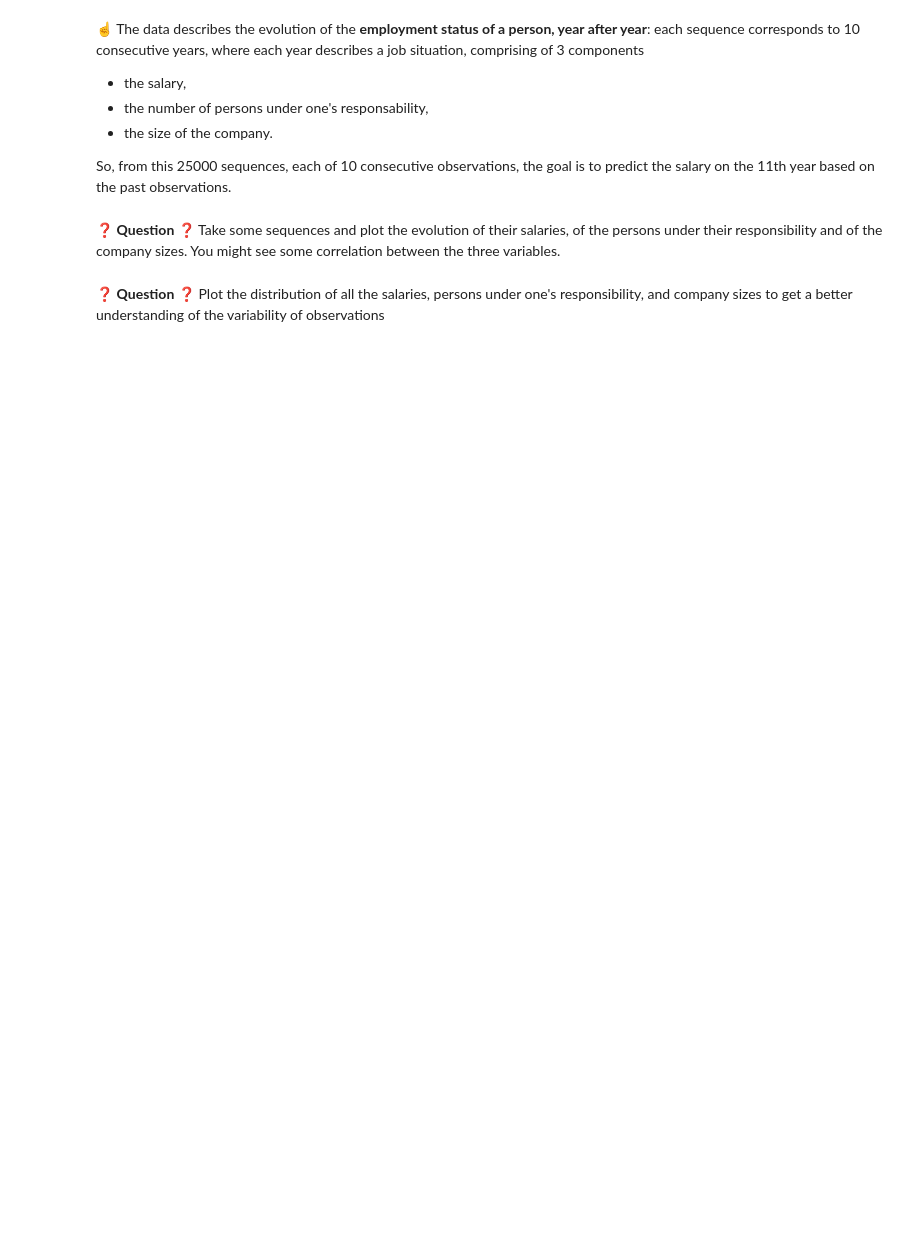
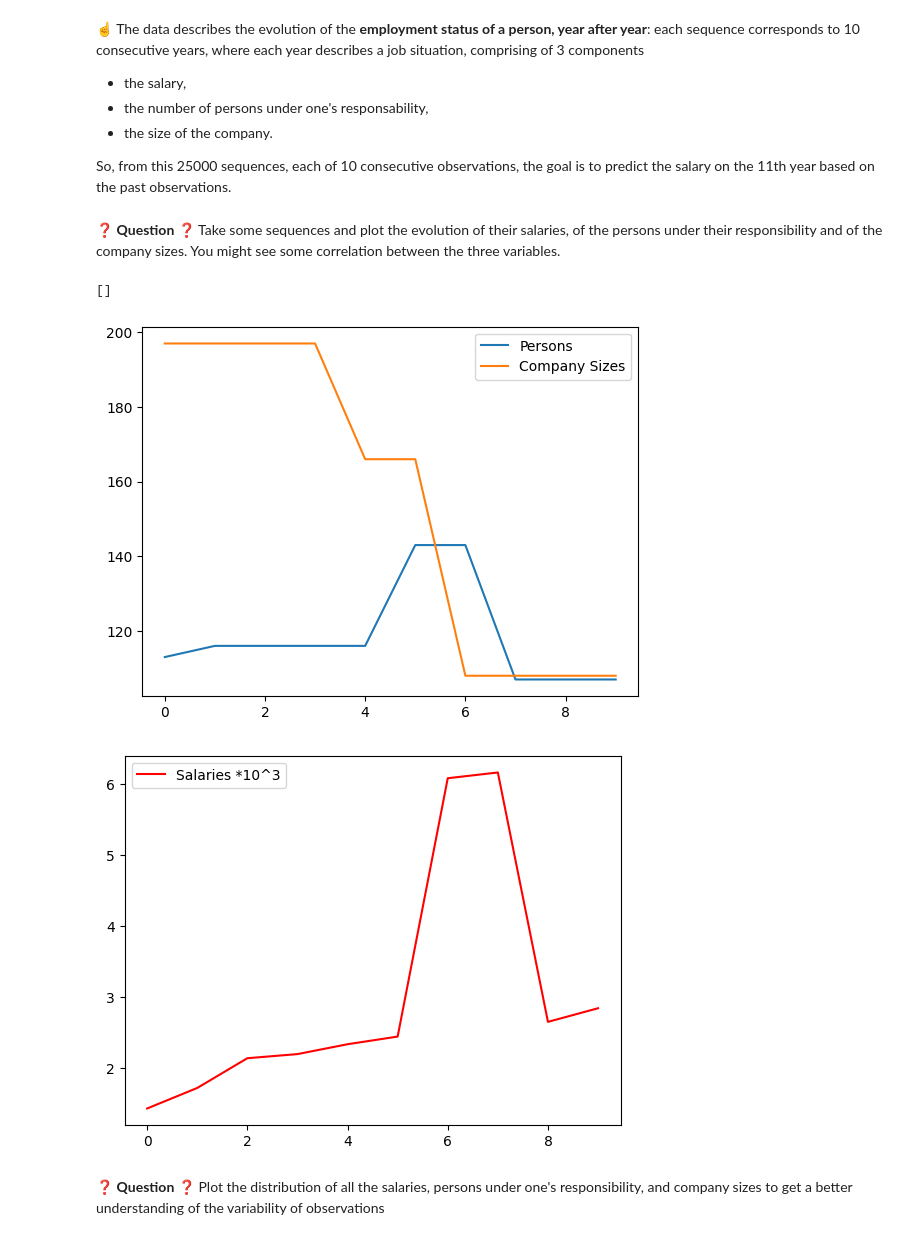
Before and after one commit to brmuloot/Excuses.com-2-RNN, a Jupyter notebook: Mission1/your_first_rnn.ipynb, the cells around one changed output. Saved outputs shown, nothing was run; the diff lists cells and outputs as text; code cells hidden in the pictures; blank space fills up the shorter version.

```diff
--- a/Mission1/your_first_rnn.ipynb
+++ b/Mission1/your_first_rnn.ipynb
@@ -19,5 +20,7 @@ import numpy as np
 # %%
 #Load the files X.sav and Y.sav and store them in two arrays X and y
+X = np.load('X.sav', allow_pickle=True)
+y = np.load('Y.sav', allow_pickle=True)
 # %%
 print(X.shape)
 print(X[0])
@@ -38,2 +54,26 @@ So, from this 25000 sequences, each of 10 consecutive observations, the goal is
+# %%
+# YOUR CODE HERE
+salaries = X[0,:,0]
+persons = X[0,:,1]
+company_size = X[0,:,2]
+
+time = list(range(10))
+
+fig, ax = plt.subplots()
+
+# Plot the lines for each variable
+ax.plot(time, persons, label='Persons')
+ax.plot(time, company_size, label='Company Sizes')
+ax.legend()
+ax.plot()
+
+fig, ax = plt.subplots()
+ax.plot(time, salaries,'r', label='Salaries *10^3')
+ax.legend()
+ax.plot()
+# %% [output]
+[]
+[figure, added]
+[figure, added]
 # %% [markdown]
 ❓ **Question** ❓ Plot the distribution of all the salaries, persons under one's responsibility, and company sizes to get a better understanding of the variability of observations
```
Also changed, not shown: parts of 22 cells of this notebook.
